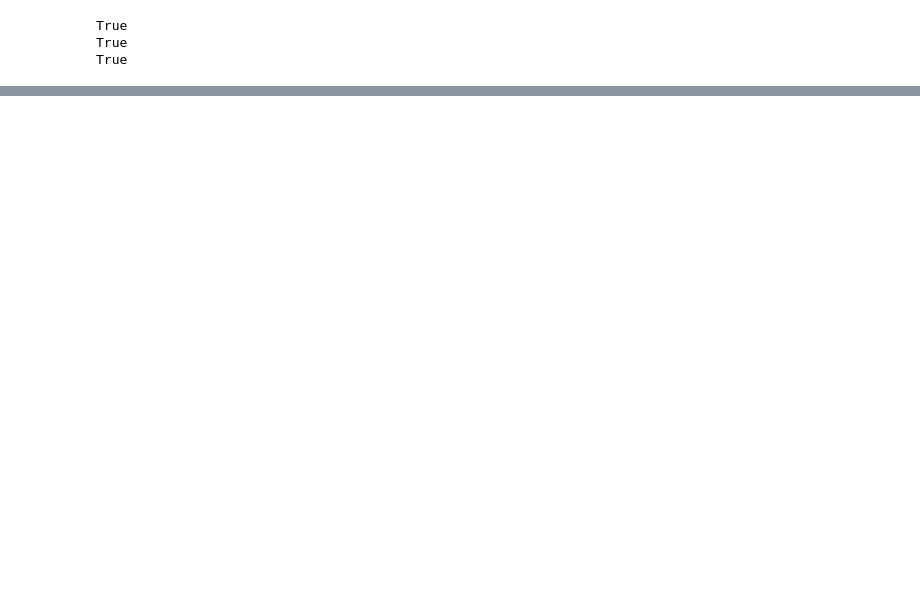
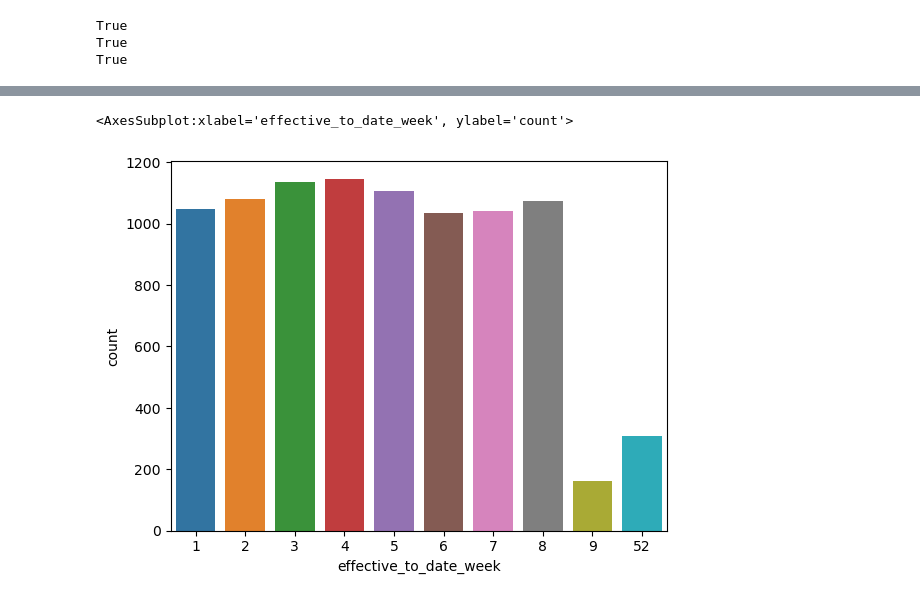
Before and after one commit to fabio1623/lab-cleaning-categorical-data, a Jupyter notebook: solution.ipynb, the cells around one changed output, grey strips where cells are left out. Saved outputs shown, nothing was run; the diff lists cells and outputs as text; code cells hidden in the pictures; blank space fills up the shorter version.

```diff
--- a/solution.ipynb
+++ b/solution.ipynb
@@ -195,0 +300,8 @@ True
+# %%
+customer_df['effective_to_date_week'] = customer_df['effective_to_date'].dt.isocalendar().week
+# %%
+plt.figure('effective_to_date_week')
+sns.countplot(x='effective_to_date_week', data=customer_df)
+# %% [output]
+<AxesSubplot:xlabel='effective_to_date_week', ylabel='count'>
+[figure, added]
```
Also changed, not shown: parts of 24 cells of this notebook.
